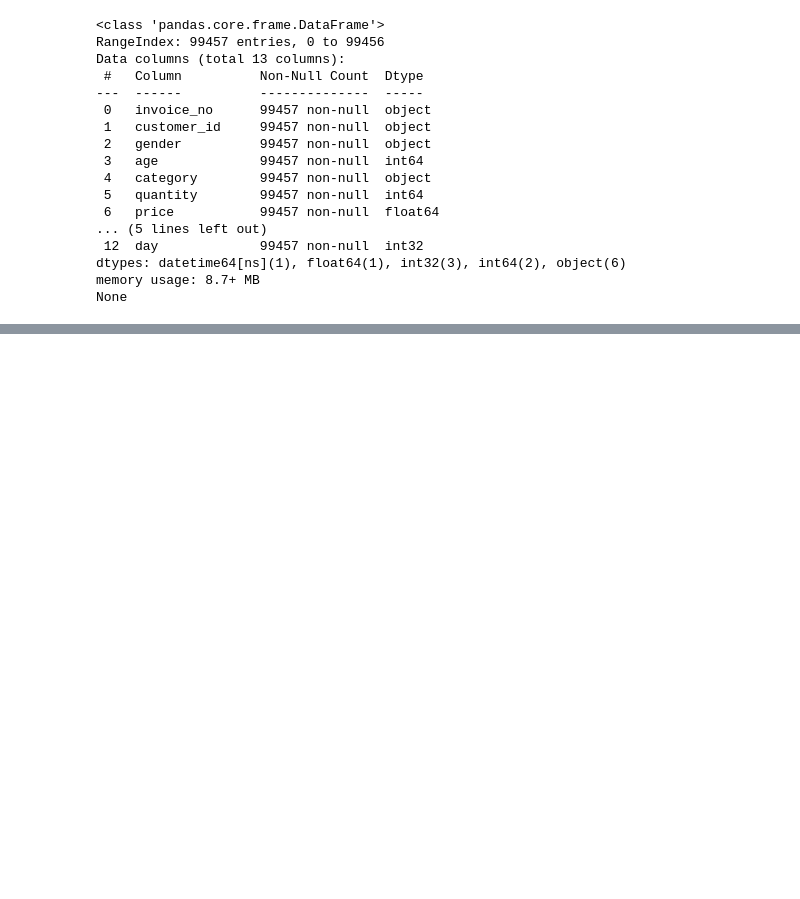
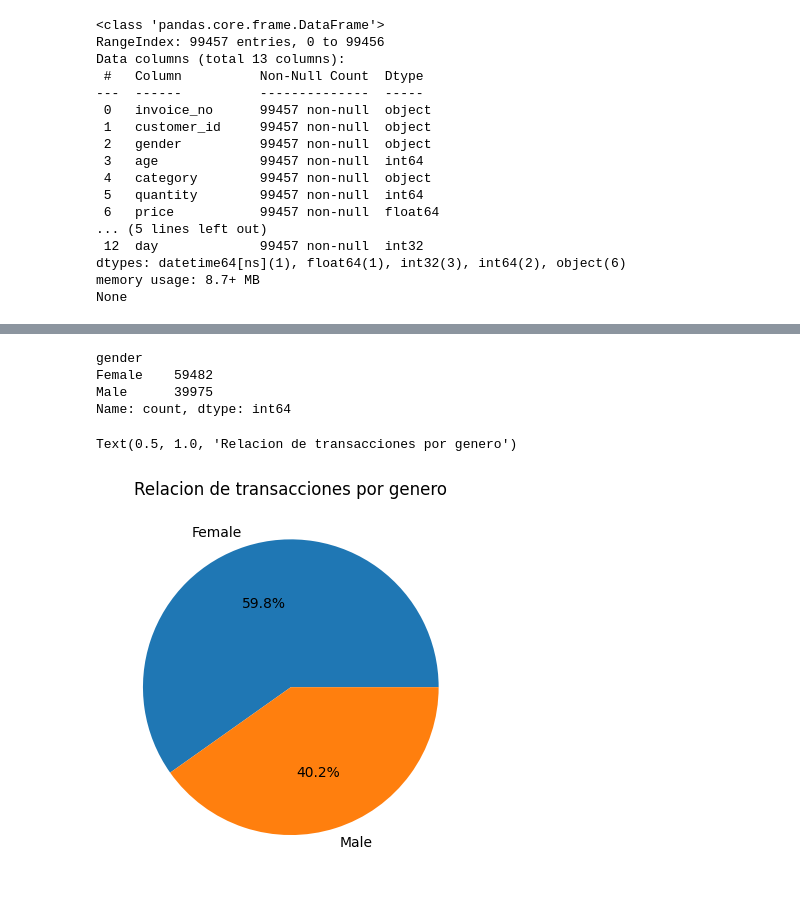
Before and after one commit to wvita1975/analisis_retail, a Jupyter notebook: retail.ipynb, the cells around one changed output, grey strips where cells are left out. Cells and saved outputs as stored; diff of their text form; code cells hidden in the pictures; blank space fills up the shorter version.

```diff
--- a/retail.ipynb
+++ b/retail.ipynb
@@ -107,0 +127,18 @@ None
+# %%
+# Cantidad de personas por categoría "genero" usando una nueva variable
+
+gender_qty = df1['gender'].value_counts()
+print(gender_qty)
+# %% [output]
+gender
+Female    59482
+Male      39975
+Name: count, dtype: int64
+# %%
+# Graficando la relación utilizando maploptlib
+
+plt.pie(gender_qty, labels=gender_qty.index, autopct= '%1.1f%%')
+plt.title("Relacion de transacciones por genero")
+# %% [output]
+Text(0.5, 1.0, 'Relacion de transacciones por genero')
+[figure, added]
```
Also changed, not shown: parts of 4 cells of this notebook.
